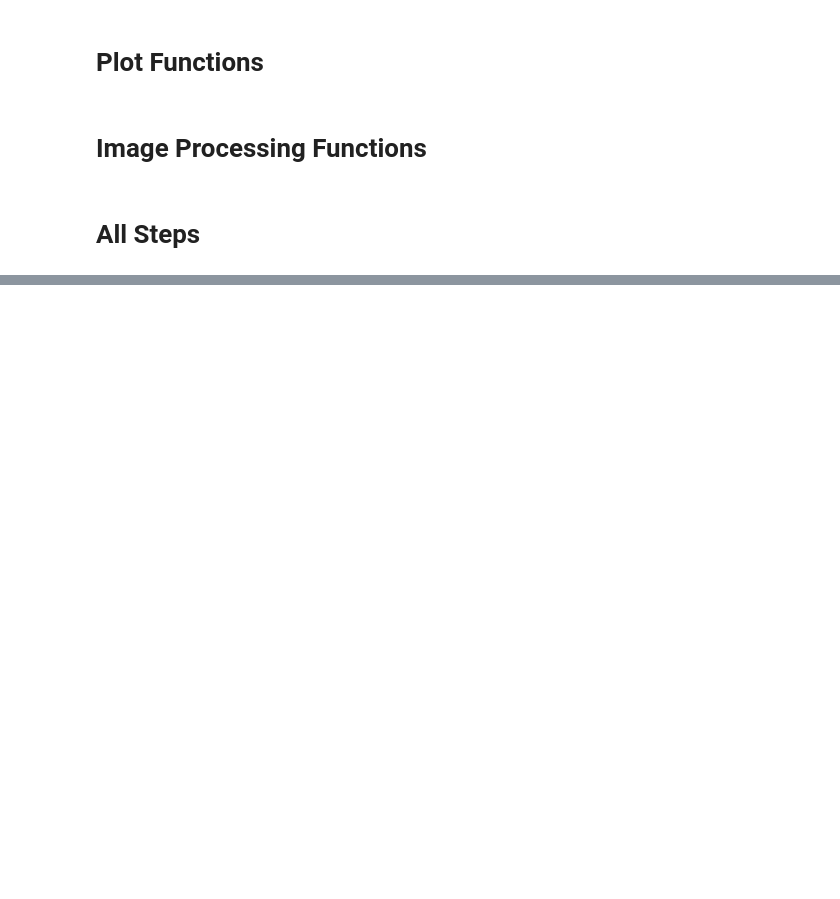
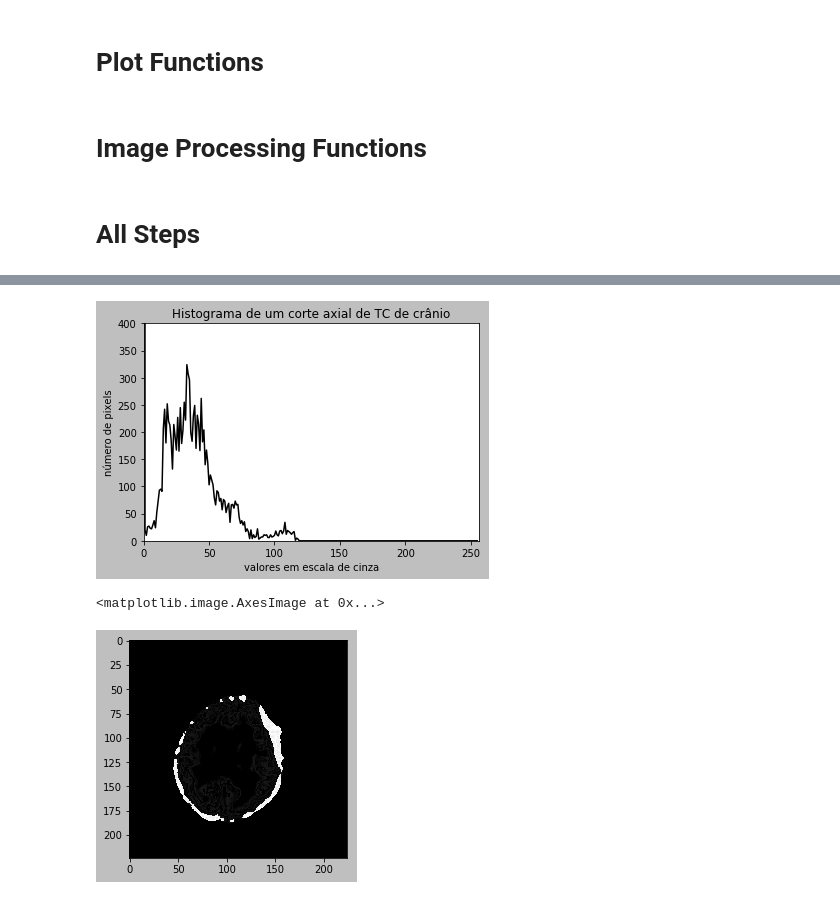
Before and after one commit to PinheiroRodrigo/StrokeDetection, a Jupyter notebook: DicomSegmentation.ipynb, the cells around one changed output, grey strips where cells are left out. Drawn from its saved outputs; the diff is of its cells as text; code cells hidden in the pictures; blank space fills up the shorter version.

```diff
--- a/DicomSegmentation.ipynb
+++ b/DicomSegmentation.ipynb
@@ -199,0 +266,27 @@ for i in range(n):
+# %%
+### HEMORRAGIAS CLARAS
+p2 =  "/home/rodrigo/processed-dataset/181/dicoms/CT_5mm/CT17.dcm"
+png2 = "/home/rodrigo/labels-tcc/181/CT17.png"
+
+ww = 70; wl = 100; m_filter = 5; b_ww = 70; b_wl = 50; b_low = 120; b_upp = 260; thresh_a = 65; thresh_b = 150;
+lista = []
+
+lista.extend([cv2.imread(png2)])
+original, no_bone, median, no_tissues = full_slice_process(p2, ww, wl, m_filter, b_ww, b_wl, b_low, b_upp)
+plot_histogram(generate_histogram(no_tissues))
+
+# SEGMENTATION
+#     bin_thresh = cv2.adaptiveThreshold(no_tissues,135,cv2.ADAPTIVE_THRESH_GAUSSIAN_C, cv2.THRESH_BINARY,11,2)
+retval2,bin_thresh2 = cv2.threshold(no_tissues,25,70,cv2.THRESH_BINARY+cv2.THRESH_OTSU)
+ret3,bin_thresh = cv2.threshold(no_tissues,thresh_a, thresh_b,cv2.THRESH_BINARY)
+binary = np.bitwise_and(no_tissues, bin_thresh, bin_thresh)
+binary2 = np.bitwise_and(no_tissues, bin_thresh2, bin_thresh2)
+
+lista.extend([original, binary, binary2])
+
+plt.imshow(binary2, 'gray')
+# cv2.imwrite('/home/rodrigo/Projects/TCC/histograms/plot1.png', binary)
+# %% [output]
+[figure, added]
+<matplotlib.image.AxesImage at 0x...>
+[figure, added]
```
Also changed, not shown: parts of 6 cells of this notebook.
